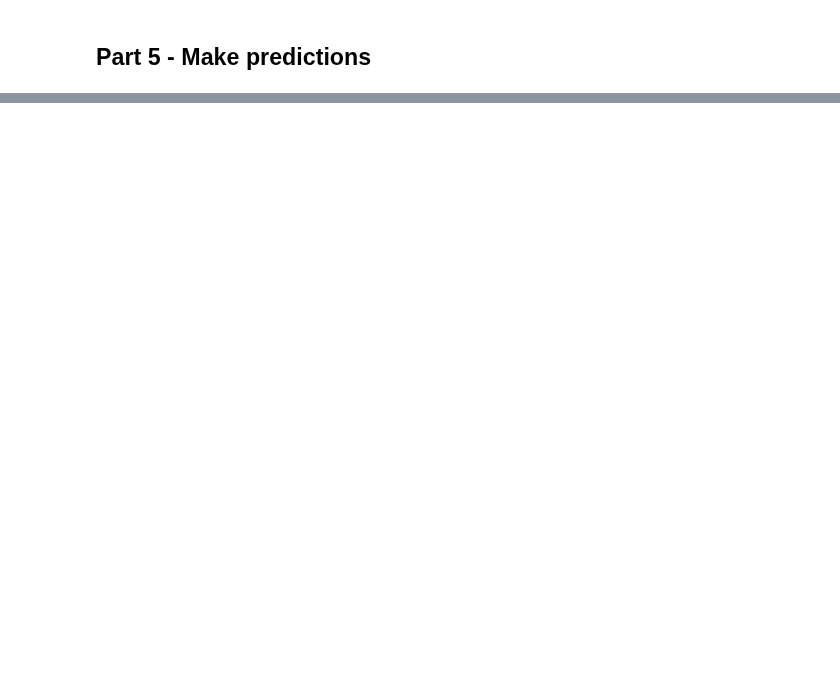
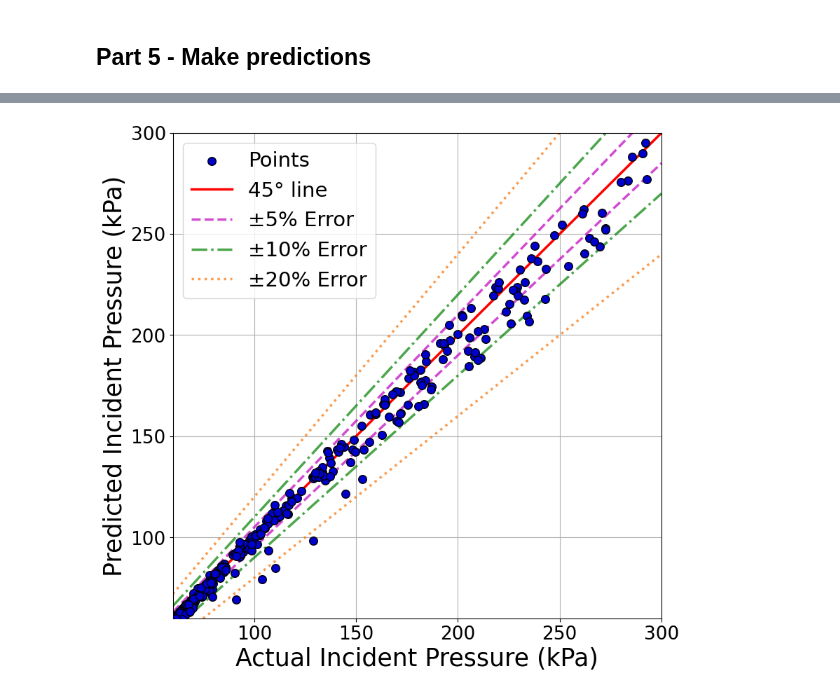
Before and after one commit to ChamodiWidanage/Pressure_history_2, a Jupyter notebook: Pressure_profiles_codes_section_1_regression/Profile_ANN_model_final.ipynb, the cells around one changed output, grey strips where cells are left out. Saved outputs shown, nothing was run; the diff lists cells and outputs as text; code cells hidden in the pictures; blank space fills up the shorter version.

```diff
--- a/Pressure_profiles_codes_section_1_regression/Profile_ANN_model_final.ipynb
+++ b/Pressure_profiles_codes_section_1_regression/Profile_ANN_model_final.ipynb
@@ -390,34 +359,37 @@ fig1, ax1 = plt.subplots(figsize = (9, 9))
 b_l = 60
 u_l = 300
 
 # Add scatterplot
-ax1.scatter(y_test_e, y_pred_e, s=70, alpha=1, edgecolors="k",c='mediumblue',zorder=5, label = 'Points')
+ax1.scatter(y_test, y_pred, s=70, alpha=1, edgecolors="k",c='mediumblue',zorder=5, label = 'Points')
 
 
 plt.ylabel('Predicted Incident Pressure (kPa)',fontsize = 25)
 plt.xlabel('Actual Incident Pressure (kPa)',fontsize = 25)
 plt.xticks(fontsize = 19)
 plt.yticks(fontsize = 19)
 
 
 x1 = np.linspace(b_l, u_l)
 
 plt.plot(x1, x1, 'Red', label='45\N{DEGREE SIGN} line',lw=2.5,alpha=1)
 plt.plot(x1, 1.05*x1, '--m', label='\u00B15% Error',lw=2.5,alpha=0.7)
 plt.plot(x1, 0.95*x1,'m', linestyle='--',lw=2.5,alpha=0.7)
 plt.plot(x1, 1.1*x1, '-.g', label='\u00B110% Error',lw=2.5,alpha=0.7)
 plt.plot(x1, 0.9*x1,'-.g',lw=2.5,alpha=0.7)
 plt.plot(x1, 1.2*x1, color = '#F97306', linestyle='dotted', label='\u00B120% Error',lw=2.5,alpha=0.7)
 plt.plot(x1, 0.8*x1,color = '#F97306', linestyle='dotted', lw=2.5,alpha=0.7)
 
 plt.ylim(b_l, u_l)
 plt.xlim(b_l, u_l)
 plt.legend(loc='upper left',fontsize = 21)
 
 plt.grid()
 
 ax1.spines['left'].set_color('black')        # setting up Y-axis tick color to red
 ax1.spines['bottom'].set_color('black')         #setting up above X-axis tick color to red
+plt.savefig('Section1_ANNfinal.png', dpi=300, bbox_inches='tight')
+# %% [output]
+[figure, added]
 # %%
 # metrics
 trainpreds = ann.predict(X_train)
```
Also changed, not shown: parts of 46 cells of this notebook, 37 other files.
